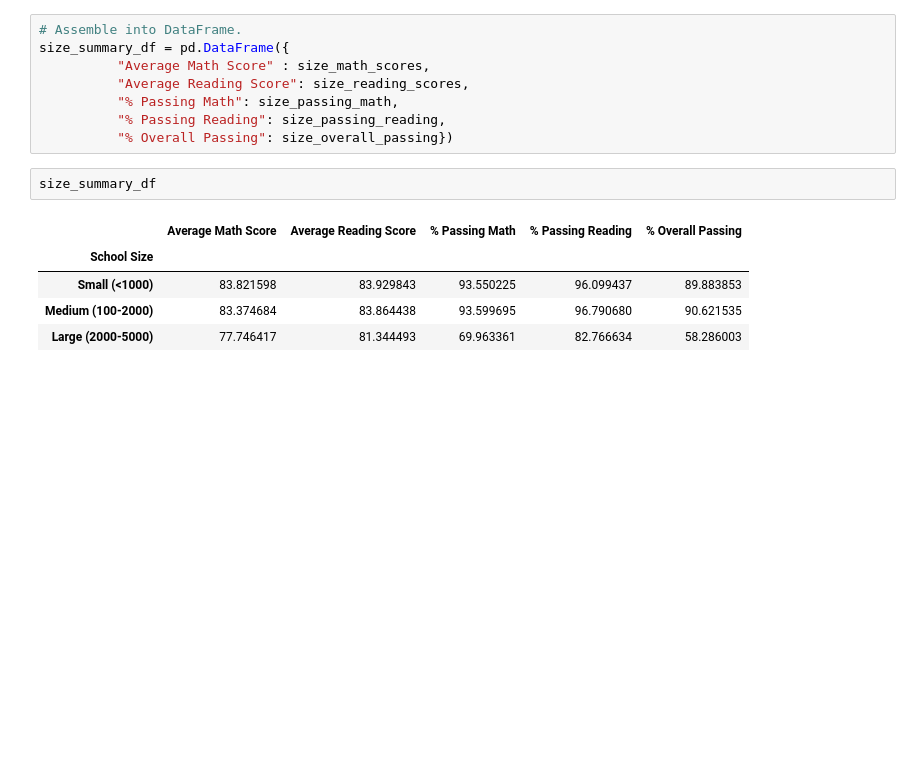
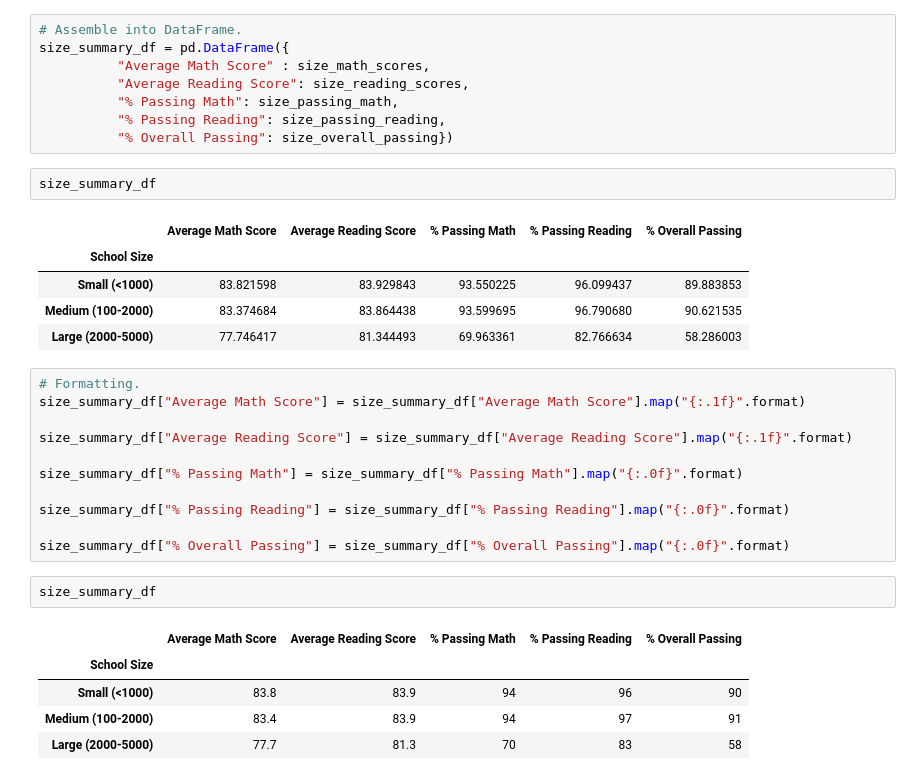
Before and after one commit to cmdenkinger/School_District_Analysis, a Jupyter notebook: PyCitySchools.ipynb, the cells around one changed output. Drawn from its saved outputs; the diff is of its cells as text; blank space fills up the shorter version.

Commit message:
scores by school type

```diff
--- a/PyCitySchools.ipynb
+++ b/PyCitySchools.ipynb
@@ -1477,3 +1477,22 @@ size_summary_df
 | Small (<1000) | 83.821598 | 83.929843 | 93.550225 | 96.099437 | 89.883853 |
 | Medium (100-2000) | 83.374684 | 83.864438 | 93.599695 | 96.790680 | 90.621535 |
 | Large (2000-5000) | 77.746417 | 81.344493 | 69.963361 | 82.766634 | 58.286003 |
+# %%
+# Formatting.
+size_summary_df["Average Math Score"] = size_summary_df["Average Math Score"].map("{:.1f}".format)
+
+size_summary_df["Average Reading Score"] = size_summary_df["Average Reading Score"].map("{:.1f}".format)
+
+size_summary_df["% Passing Math"] = size_summary_df["% Passing Math"].map("{:.0f}".format)
+
+size_summary_df["% Passing Reading"] = size_summary_df["% Passing Reading"].map("{:.0f}".format)
+
+size_summary_df["% Overall Passing"] = size_summary_df["% Overall Passing"].map("{:.0f}".format)
+# %%
+size_summary_df
+# %% [output]
+|  | Average Math Score | Average Reading Score | % Passing Math | % Passing Reading | % Overall Passing |
+| School Size |  |  |  |  |  |
+| Small (<1000) | 83.8 | 83.9 | 94 | 96 | 90 |
+| Medium (100-2000) | 83.4 | 83.9 | 94 | 97 | 91 |
+| Large (2000-5000) | 77.7 | 81.3 | 70 | 83 | 58 |
```
Also changed, not shown: parts of 3 cells of this notebook.
